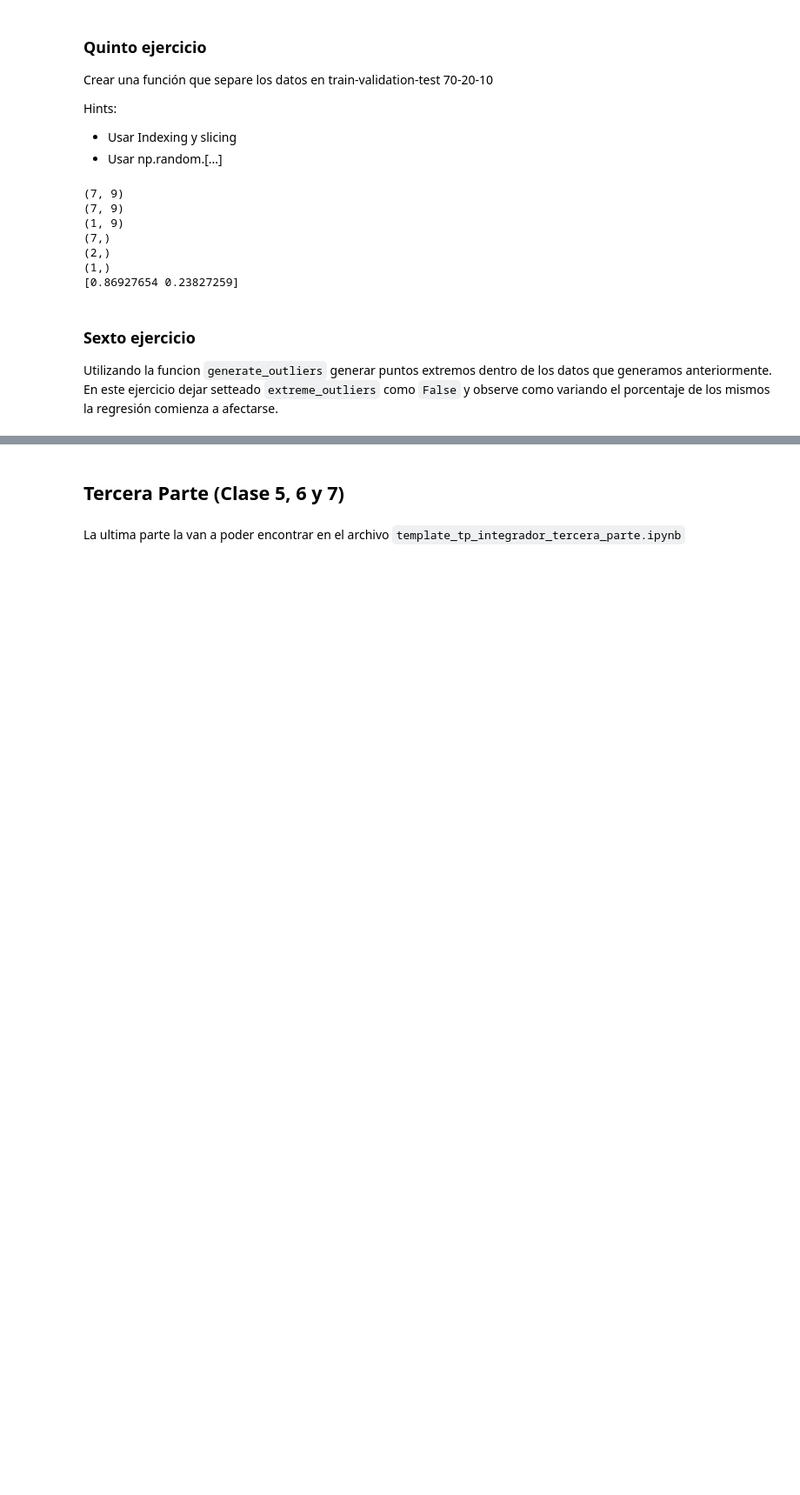
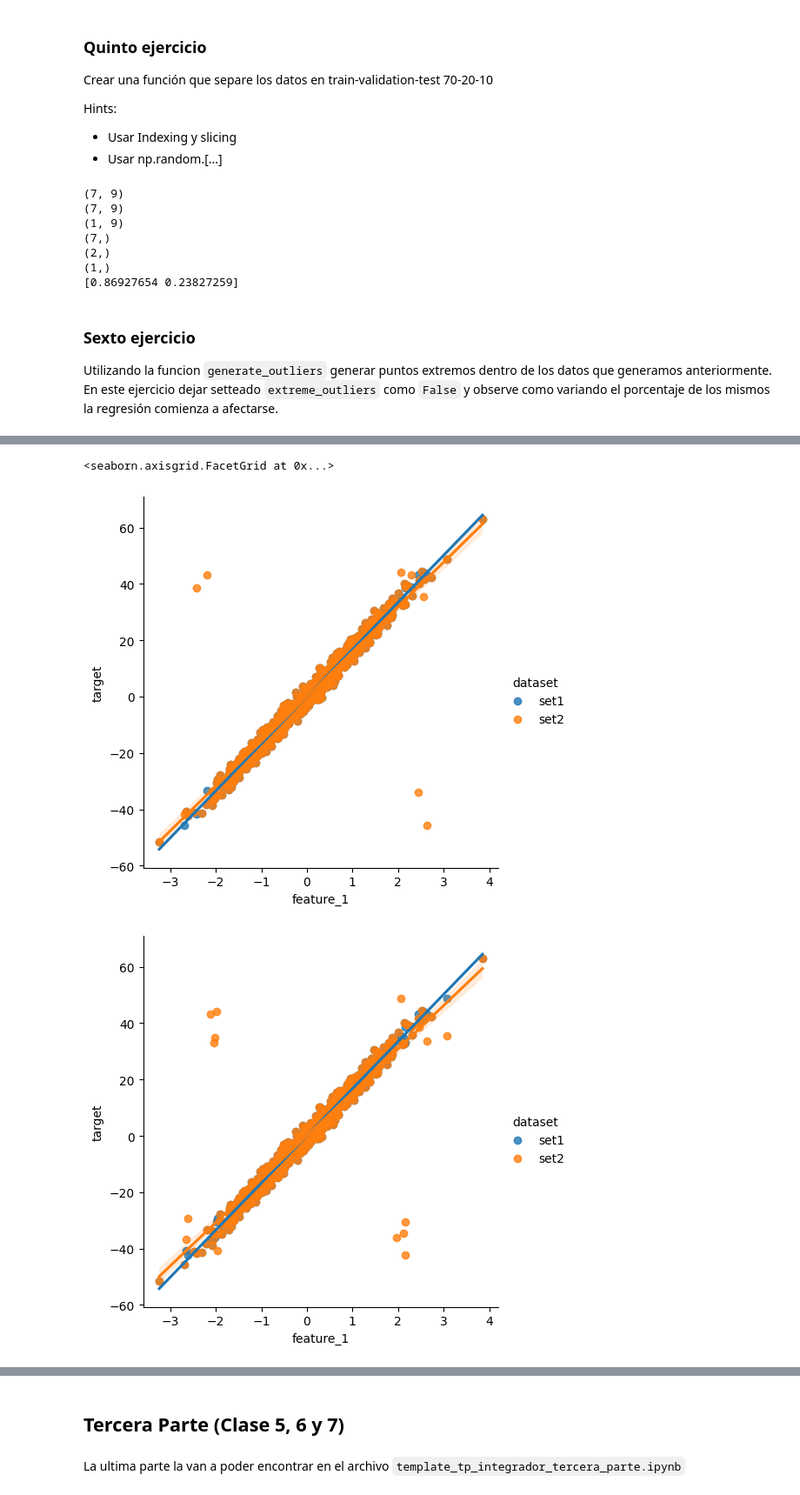
Before and after one commit to erikhromek/intro_ia, a Jupyter notebook: tp_integrador_enunciado/tp_integrador.ipynb, the cells around one changed output, grey strips where cells are left out. Shown at 87% size. Saved outputs shown, nothing was run; the diff lists cells and outputs as text; code cells hidden in the pictures; blank space fills up the shorter version.

```diff
--- a/tp_integrador_enunciado/tp_integrador.ipynb
+++ b/tp_integrador_enunciado/tp_integrador.ipynb
@@ -561,3 +579,77 @@ print(Y_val.shape) # Debe ser una lista con 1 valor
 ### Sexto ejercicio
 
 Utilizando la funcion `generate_outliers` generar puntos extremos dentro de los datos que generamos anteriormente. En este ejercicio dejar setteado `extreme_outliers` como `False` y observe como variando el porcentaje de los mismos la regresión comienza a afectarse.
+# %%
+# Creamos dataset
+X, y = make_regression(n_samples = 1000,
+                       n_features = 1,
+                       noise = 2,
+                       n_informative = 1,
+                       random_state = 42)
+
+new_data = np.append(X,y.reshape(-1,1),axis=1)
+
+df = pd.DataFrame(new_data)
+
+new_col = []
+i = 0
+for col in df.columns:
+    if i ==  len(df.columns) - 1:
+        new_col.append("target")
+    else :
+        new_col.append("feature_" + str(i+1))
+
+    i += 1
+
+df.columns = new_col
+
+
+
+print("Vemos lo que ocurre con 0.01")
+df_outlier = generate_outliers(df,['feature_1'], percentage = 0.01, extreme_outlier = False, two_tailed= True)
+
+sns.lmplot(data = pd.concat([df.assign(dataset = 'set1'),
+                                 df_outlier.assign(dataset = 'set2')]),
+                x = 'feature_1',
+                y = 'target',
+                hue = 'dataset')
+
+print("Vemos lo que ocurre con 0.02")
+df_outlier1 = generate_outliers(df,['feature_1'], percentage = 0.02, extreme_outlier = False, two_tailed= True)
+
+sns.lmplot(data = pd.concat([df.assign(dataset = 'set1'),
+                                 df_outlier1.assign(dataset = 'set2')]),
+                x = 'feature_1',
+                y = 'target',
+                hue = 'dataset')
+
+print("Vemos lo que ocurre con 0.03")
+df_outlier2 = generate_outliers(df,['feature_1'], percentage = 0.03, extreme_outlier = False, two_tailed= True)
+
+sns.lmplot(data = pd.concat([df.assign(dataset = 'set1'),
+                                 df_outlier2.assign(dataset = 'set2')]),
+                x = 'feature_1',
+                y = 'target',
+                hue = 'dataset')
+
+print("Vemos lo que ocurre con 0.05")
+df_outlier3 = generate_outliers(df,['feature_1'], percentage = 0.05, extreme_outlier = False, two_tailed= True)
+
+sns.lmplot(data = pd.concat([df.assign(dataset = 'set1'),
+                                 df_outlier3.assign(dataset = 'set2')]),
+                x = 'feature_1',
+                y = 'target',
+                hue = 'dataset')
+
+print("Vemos lo que ocurre con 0.1")
+df_outlier4 = generate_outliers(df,['feature_1'], percentage = 0.1, extreme_outlier = False, two_tailed= True)
+
+sns.lmplot(data = pd.concat([df.assign(dataset = 'set1'),
+                                 df_outlier4.assign(dataset = 'set2')]),
+                x = 'feature_1',
+                y = 'target',
+                hue = 'dataset')
+
+# Se observa que a partir del tercer gráfico, ya se empieza a desprender ver afectada la regresión en
+# comparación del original, y si vemos a partir del 4to gráfico, ya es bastante la diferencia entre una recta y otra
+# %% [output]
@@ -563,0 +661,3 @@ Utilizando la funcion `generate_outliers` generar puntos extremos dentro de los
+<seaborn.axisgrid.FacetGrid at 0x...>
+[figure, added]
+[figure, added]
```
Also changed, not shown: parts of 5 cells of this notebook.
